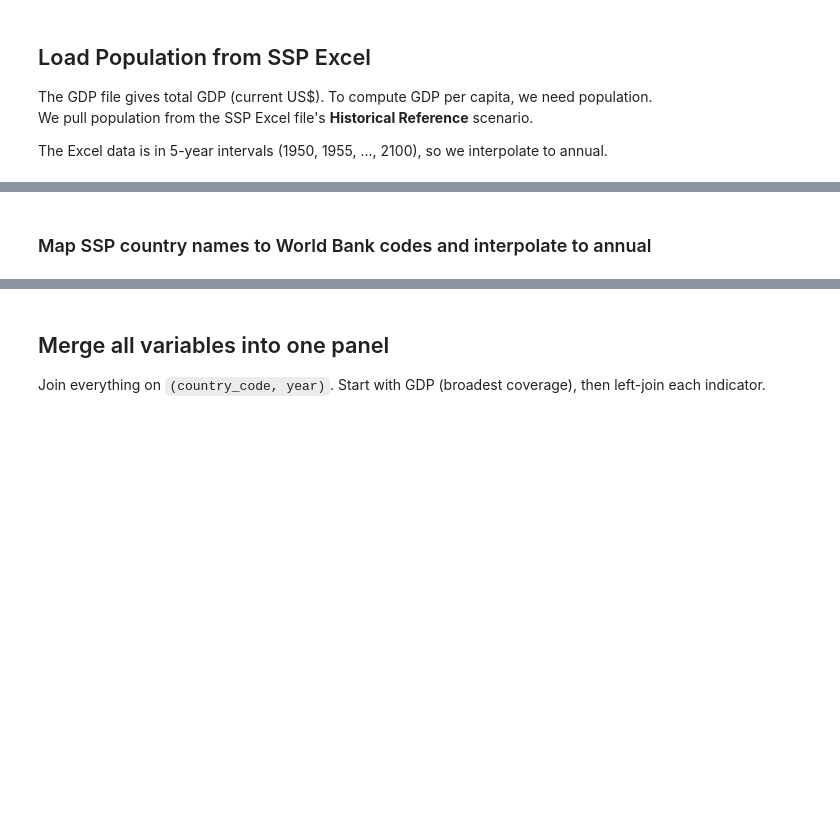
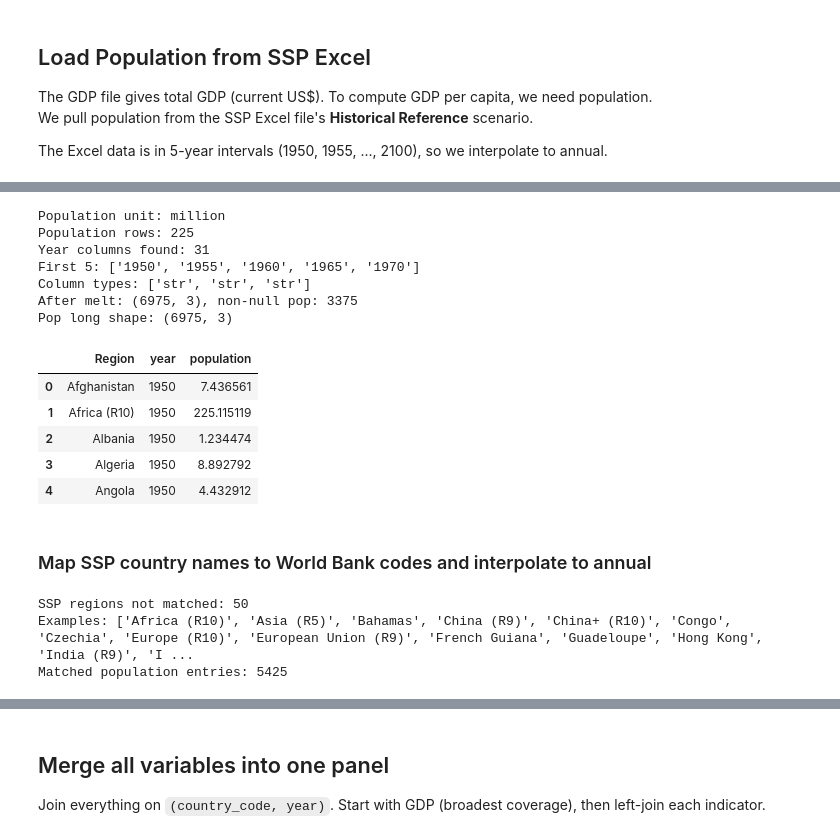
Before and after one commit to KimCdeep/SSP_simp, a Jupyter notebook: notebooks/01_clean_historical.ipynb, the cells around one changed output, grey strips where cells are left out. Drawn from its saved outputs; the diff is of its cells as text; code cells hidden in the pictures; blank space fills up the shorter version.

```diff
--- a/notebooks/01_clean_historical.ipynb
+++ b/notebooks/01_clean_historical.ipynb
@@ -304,25 +396,49 @@ ssp_raw.head(3)
 # %%
 # Filter: Historical Reference, total Population
 pop_ssp = ssp_raw[
     (ssp_raw["Scenario"] == "Historical Reference") &
     (ssp_raw["Variable"] == "Population")
 ].copy()
 
 print(f"Population unit: {pop_ssp['Unit'].iloc[0]}")
 print(f"Population rows: {len(pop_ssp)}")
 
-# Keep only region + year columns (years are 5-year intervals)
-year_cols_ssp = [c for c in pop_ssp.columns if isinstance(c, (int, float))]
-print(f"Year columns (first 10): {year_cols_ssp[:10]}")
+# Year columns can be str ('1950'), int (1950), or float (1950.0) depending on reader
+def _is_year_col(c):
+    try:
+        return 1900 <= int(float(str(c))) <= 2200
+    except (ValueError, TypeError):
+        return False
+
+year_cols_ssp = [c for c in pop_ssp.columns if _is_year_col(c)]
+print(f"Year columns found: {len(year_cols_ssp)}")
+print(f"First 5: {year_cols_ssp[:5]}")
+print(f"Column types: {[type(c).__name__ for c in year_cols_ssp[:3]]}")
 
 pop_long = pop_ssp[["Region"] + year_cols_ssp].melt(
     id_vars=["Region"], var_name="year", value_name="population"
 )
-pop_long["year"] = pop_long["year"].astype(int)
+print(f"After melt: {pop_long.shape}, non-null pop: {pop_long['population'].notna().sum()}")
+
+pop_long["year"] = pop_long["year"].astype(float).astype(int)
 pop_long["population"] = pd.to_numeric(pop_long["population"], errors="coerce")
 
 print(f"Pop long shape: {pop_long.shape}")
 pop_long.head()
+# %% [output]
+Population unit: million
+Population rows: 225
+Year columns found: 31
+First 5: ['1950', '1955', '1960', '1965', '1970']
+Column types: ['str', 'str', 'str']
+After melt: (6975, 3), non-null pop: 3375
+Pop long shape: (6975, 3)
+|  | Region | year | population |
+| 0 | Afghanistan | 1950 | 7.436561 |
+| 1 | Africa (R10) | 1950 | 225.115119 |
+| 2 | Albania | 1950 | 1.234474 |
+| 3 | Algeria | 1950 | 8.892792 |
+| 4 | Angola | 1950 | 4.432912 |
 # %% [markdown]
 ### Map SSP country names to World Bank codes and interpolate to annual
 # %%
@@ -386,6 +502,10 @@ if len(unmatched_pop) > 0:
 
 pop_long = pop_long.dropna(subset=["country_code"])
 print(f"Matched population entries: {len(pop_long)}")
+# %% [output]
+SSP regions not matched: 50
+Examples: ['Africa (R10)', 'Asia (R5)', 'Bahamas', 'China (R9)', 'China+ (R10)', 'Congo', 'Czechia', 'Europe (R10)', 'European Union (R9)', 'French Guiana', 'Guadeloupe', 'Hong Kong', 'India (R9)', 'I ...
+Matched population entries: 5425
 # %%
 # Interpolate from 5-year intervals to annual
 # Keep data from 1990 to 2025 (broader than 1996-2023 for smooth interpolation)
```
Also changed, not shown: parts of 21 cells of this notebook, 6 other files.
